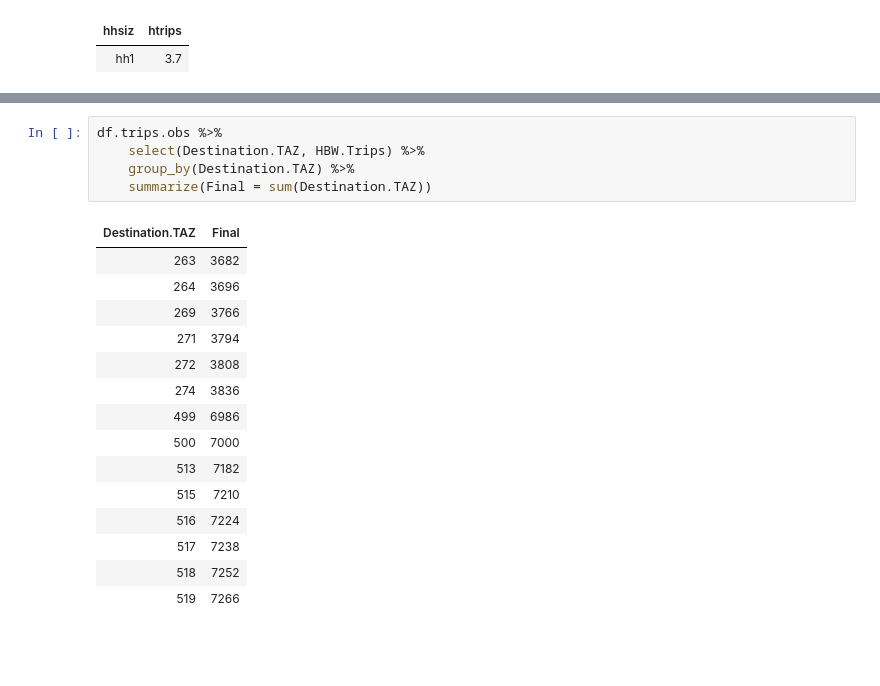
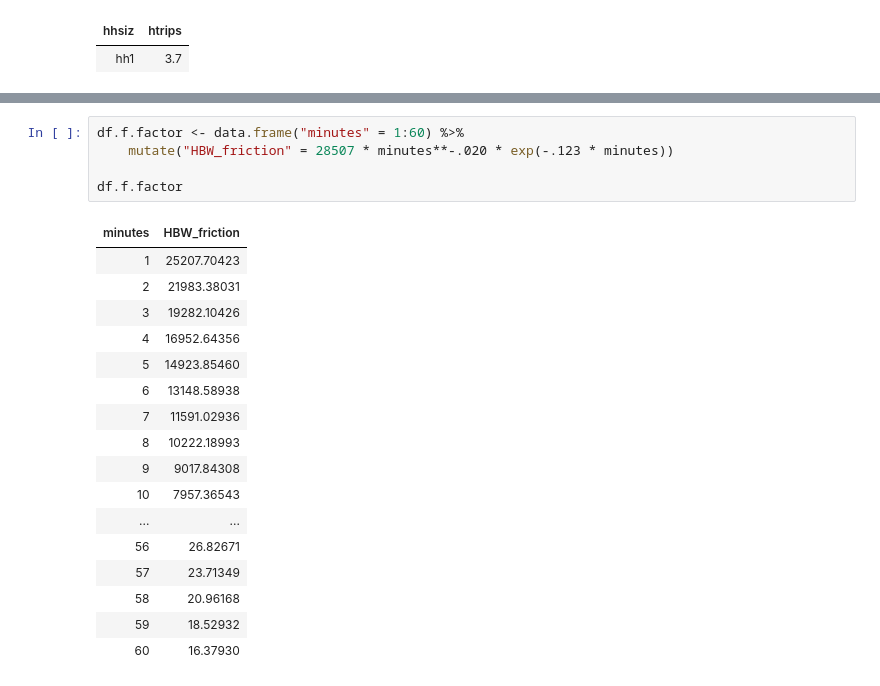
Before and after one commit to saashimi/USP_587, a Jupyter notebook: HW3.ipynb, the cells around one changed output, grey strips where cells are left out. Drawn from its saved outputs; the diff is of its cells as text; blank space fills up the shorter version.

```diff
--- a/HW3.ipynb
+++ b/HW3.ipynb
@@ -70,24 +68,26 @@ df.prod.attr
 | 517 | 247.16 | 745.712 | 541.766 | 772.616 | 420.478 | 793 | 2307.254 | 1149.85 | 0.2655333 | 305.32350 |
 | 518 | 402.56 | 1105.192 | 582.046 | 718.352 | 386.614 | 447 | 2808.150 | 648.15 | 0.2655333 | 172.10543 |
 | 519 | 421.80 | 1302.488 | 771.362 | 749.360 | 457.164 | 251 | 3245.010 | 363.95 | 0.2655333 | 96.64086 |
-# %%
-df.trips.obs %>%
-    select(Destination.TAZ, HBW.Trips) %>%
-    group_by(Destination.TAZ) %>%
-    summarize(Final = sum(Destination.TAZ))
-# %% [output]
-| Destination.TAZ | Final |
-| 263 | 3682 |
-| 264 | 3696 |
-| 269 | 3766 |
-| 271 | 3794 |
-| 272 | 3808 |
-| 274 | 3836 |
-| 499 | 6986 |
-| 500 | 7000 |
-| 513 | 7182 |
-| 515 | 7210 |
-| 516 | 7224 |
-| 517 | 7238 |
-| 518 | 7252 |
-| 519 | 7266 |
+# %%
+df.f.factor <- data.frame("minutes" = 1:60) %>%
+    mutate("HBW_friction" = 28507 * minutes**-.020 * exp(-.123 * minutes))
+
+df.f.factor
+# %% [output]
+| minutes | HBW_friction |
+| 1 | 25207.70423 |
+| 2 | 21983.38031 |
+| 3 | 19282.10426 |
+| 4 | 16952.64356 |
+| 5 | 14923.85460 |
+| 6 | 13148.58938 |
+| 7 | 11591.02936 |
+| 8 | 10222.18993 |
+| 9 | 9017.84308 |
+| 10 | 7957.36543 |
+| ... | ... |
+| 56 | 26.82671 |
+| 57 | 23.71349 |
+| 58 | 20.96168 |
+| 59 | 18.52932 |
+| 60 | 16.37930 |
```
Also changed, not shown: parts of 4 cells of this notebook.
